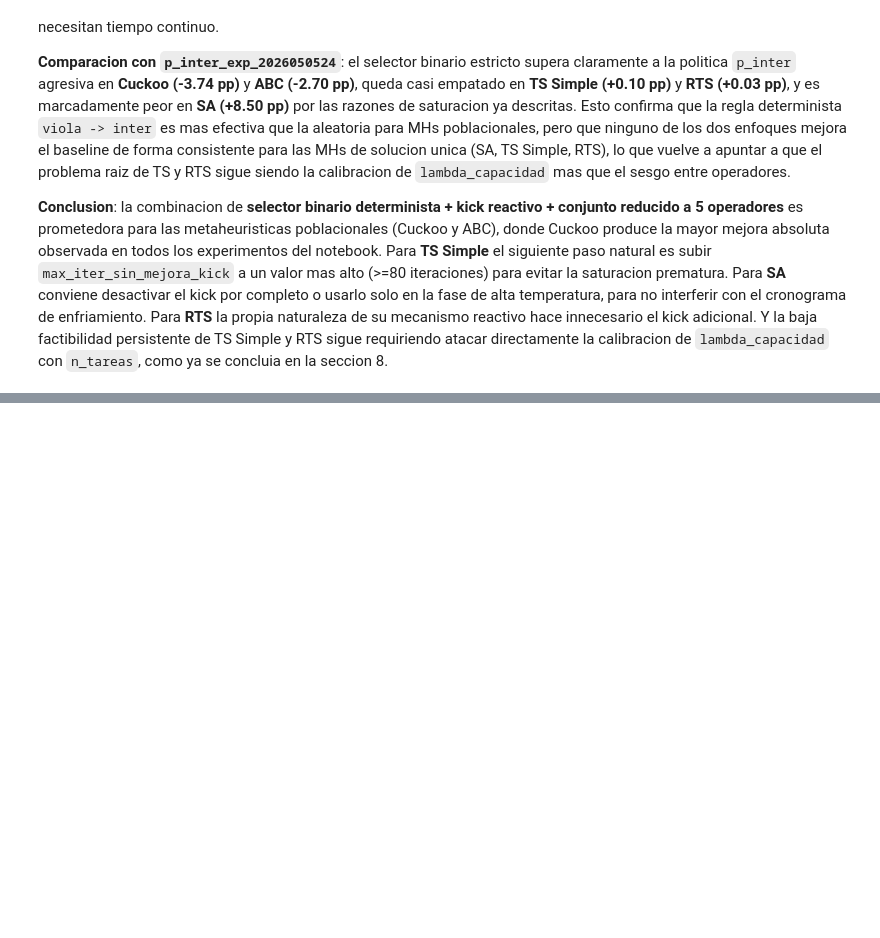
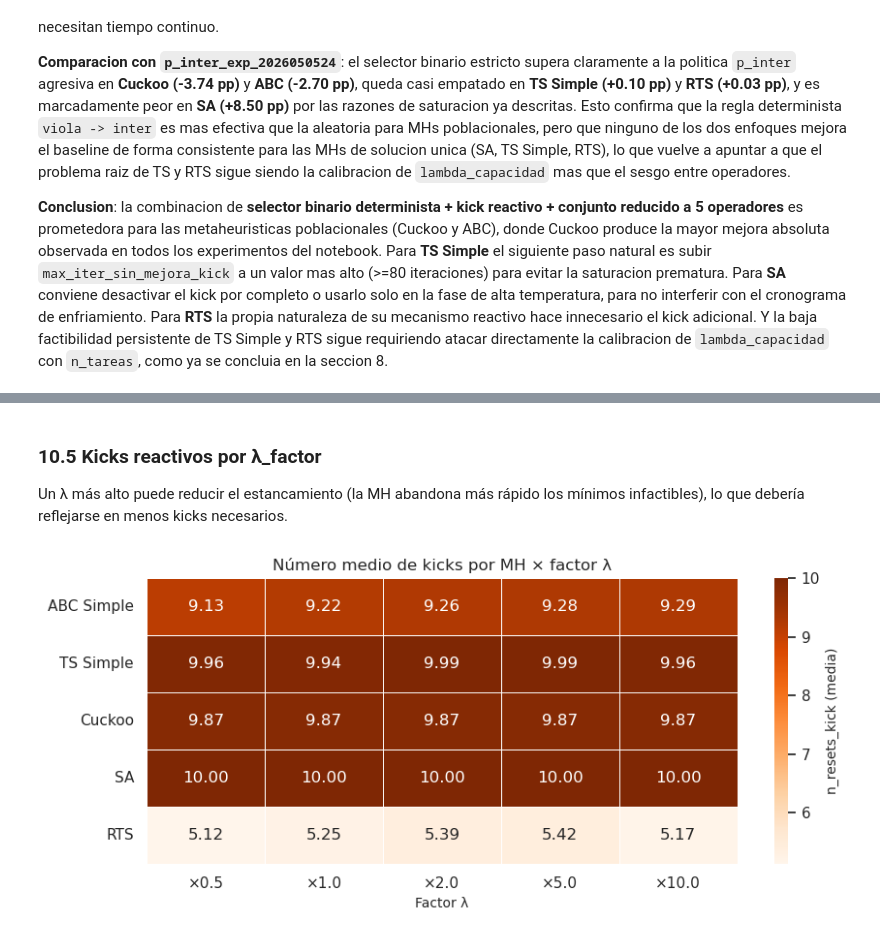
Before and after one commit to Alhely/MetaCARP_Proyecto, a Jupyter notebook: analisis_operadores_20260520/analisis_exploratorio_operadores.ipynb, the cells around one changed output, grey strips where cells are left out. Cells and saved outputs as stored; diff of their text form; code cells hidden in the pictures; blank space fills up the shorter version.

```diff
--- a/analisis_operadores_20260520/analisis_exploratorio_operadores.ipynb
+++ b/analisis_operadores_20260520/analisis_exploratorio_operadores.ipynb
@@ -1005,0 +1030,23 @@ La variante **strict_intra_inter_20260524** produce resultados claramente mixtos
+# %%
+# Cargamos el CSV consolidado (1 725 corridas limpias, sin duplicados).
+RUTA_LAMBDA = Path('../experimentos/resultados_lambda_grid_20260525.csv')
+df_lam = pd.read_csv(RUTA_LAMBDA, low_memory=False)
+
+print(f'Corridas totales  : {len(df_lam):,}')
+print(f'MH                : {sorted(df_lam.metaheuristica.unique())}')
+print(f'lambda_factors    : {sorted(df_lam.lambda_factor.unique())}')
+print(f'Instancias        : {df_lam.instancia.nunique()}')
+print()
+
+# Estadísticas rápidas por MH y factor
+resumen_lam = (
+    df_lam.groupby(['metaheuristica', 'lambda_factor'])
+          .agg(
+              gap_mean =('gap_bks_porcentaje', 'mean'),
+              gap_med  =('gap_bks_porcentaje', 'median'),
+              factible =('mejor_solucion_factible_final', 'mean'),
+              n_resets =('n_resets_kick', 'mean'),
+          )
+          .round(3)
+)
+print(resumen_lam.to_string())
@@ -1005,0 +1209,26 @@ La variante **strict_intra_inter_20260524** produce resultados claramente mixtos
+# %% [markdown]
+### 10.5 Kicks reactivos por λ_factor
+
+Un λ más alto puede reducir el estancamiento (la MH abandona más rápido los
+mínimos infactibles), lo que debería reflejarse en menos kicks necesarios.
+# %%
+pivot_kicks = (
+    df_lam.groupby(['metaheuristica', 'lambda_factor'])['n_resets_kick']
+          .mean()
+          .unstack('lambda_factor')
+          .round(2)
+)
+pivot_kicks.index = [MH_LABELS.get(m, m) for m in pivot_kicks.index]
+pivot_kicks.columns = [f'×{c}' for c in pivot_kicks.columns]
+
+fig, ax = plt.subplots(figsize=(9, 4))
+sns.heatmap(pivot_kicks, annot=True, fmt='.2f', cmap='Oranges',
+            cbar_kws={'label': 'n_resets_kick (media)'}, ax=ax,
+            linewidths=0.5)
+ax.set_title('Número medio de kicks por MH × factor λ')
+ax.set_xlabel('Factor λ')
+ax.set_ylabel('')
+plt.tight_layout()
+plt.show()
+# %% [output]
+[figure, added]
```
Also changed, not shown: parts of 12 cells of this notebook, 1 other file.
